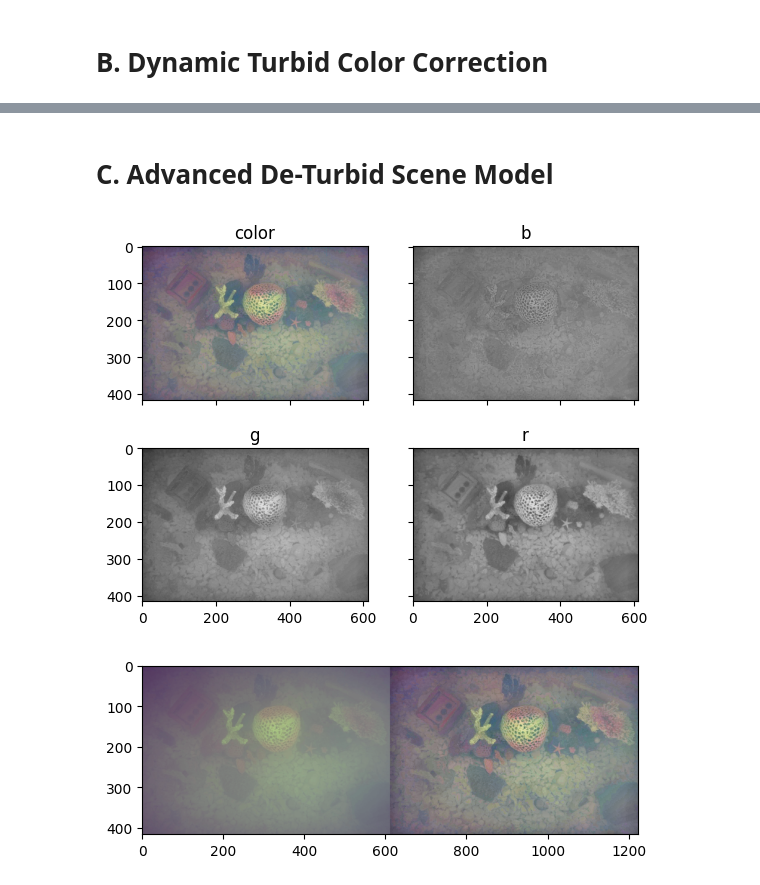
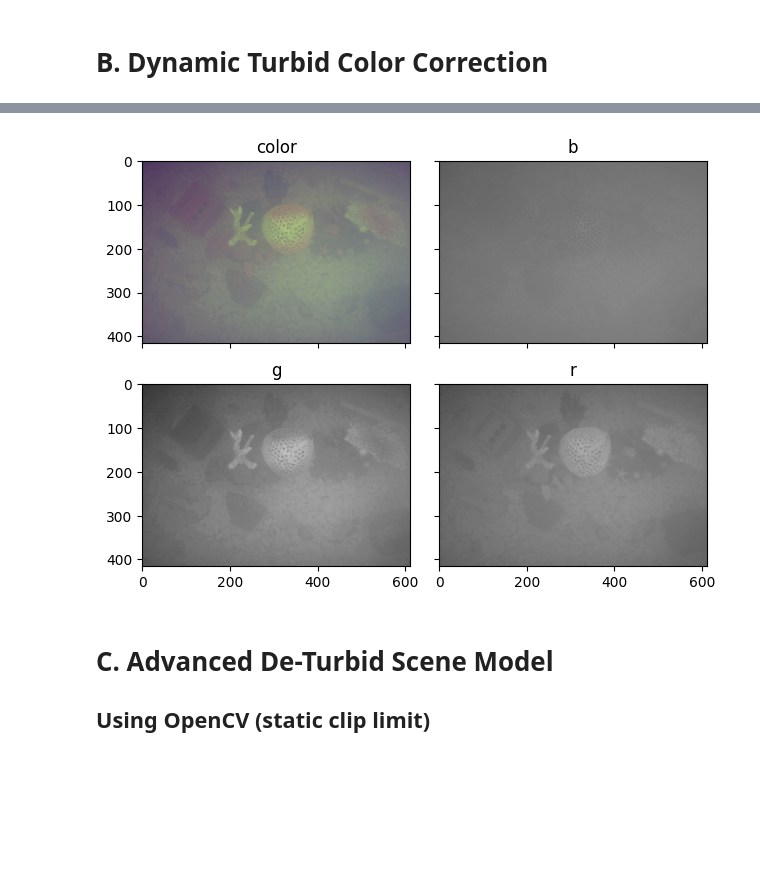
Before and after one commit to benjaminwp18/underwater-dehazing-python, a Jupyter notebook: stepwise.ipynb, the cells around one changed output, grey strips where cells are left out. Cells and saved outputs as stored; diff of their text form; code cells hidden in the pictures; blank space fills up the shorter version.

```diff
--- a/stepwise.ipynb
+++ b/stepwise.ipynb
@@ -166,18 +22,9 @@ Adjust c_m & c_s: (0.4782370836206625, 0.47823708362075146, 0.478237083620463, 0
+# %%
+channel_correction(img)
+plot_channels(img)
+# %% [output]
+[figure, added]
 # %% [markdown]
 # C. Advanced De-Turbid Scene Model
+
+## Using OpenCV (static clip limit)
-# %%
-clahe = cv2.createCLAHE(clipLimit=5.0, tileGridSize=(8, 8))
-u8_img_cf = (np.copy(img_cf) * 255).astype(np.uint8)
-u8_img_cl = channel_first_to_last(u8_img_cf)
-for c in (0, 1, 2):
-    # u16_img_cf[c] = clahe.apply(u16_img_cf[c])
-    u8_img_cf[c] = clahe.apply(u8_img_cf[c])
-    # print(clahe.apply(u16_img[c]))
-u8_as_floats = u8_img_cl.astype(np.float64) / 255.0
-plot_channels(u8_as_floats)
-plot_img(np.hstack((img_cl, u8_as_floats)))
-
-# TODO: rewrite CLAHE to have dynamic clip limit based on block turbidity estimation
-# %% [output]
-[figure, removed]
-[figure, removed]
```
Also changed, not shown: parts of 11 cells of this notebook, 15 other files.
